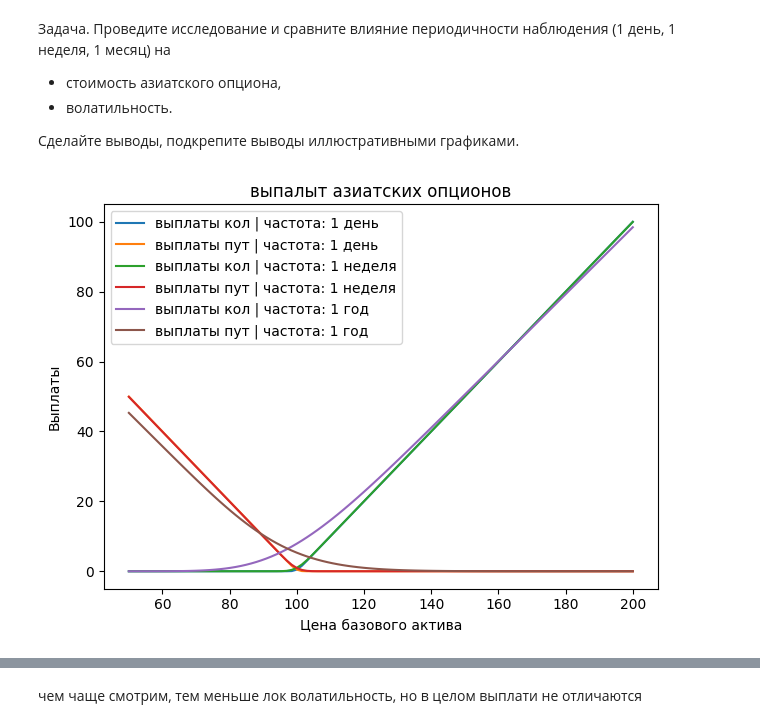
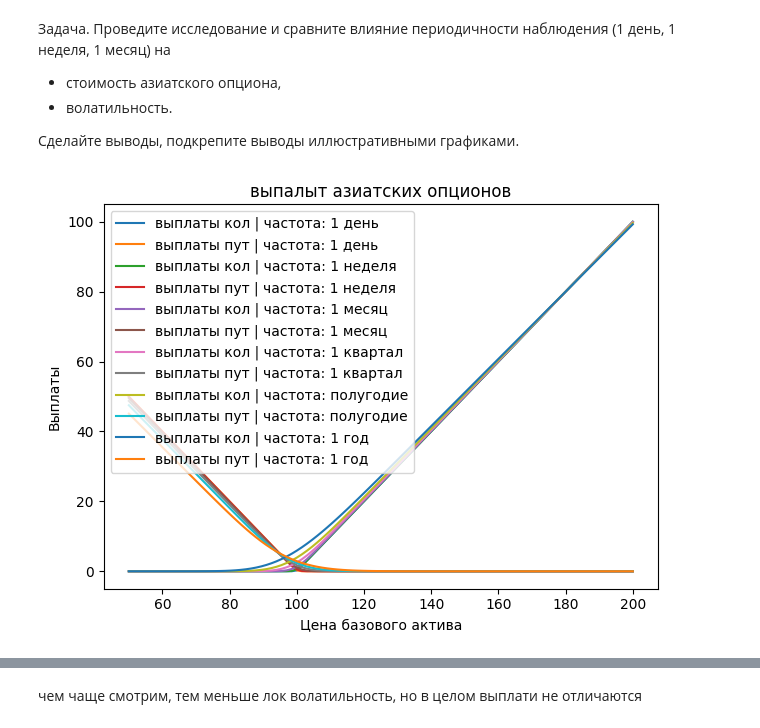
Before and after one commit to Kasymkhankhubiyev/Sirius-Uni, a Jupyter notebook: HybridFinancialInstruments/lab_2c_GSFP.ipynb, the cells around one changed output, grey strips where cells are left out. Cells and saved outputs as stored; diff of their text form; code cells hidden in the pictures.

```diff
--- a/HybridFinancialInstruments/lab_2c_GSFP.ipynb
+++ b/HybridFinancialInstruments/lab_2c_GSFP.ipynb
@@ -118,6 +118,8 @@ plt.show()
 # %%
 # ваш код
 sigmas = []
+freqs = []
+sigma = .3
 
 N = 10**5
 S = 100
@@ -125,16 +127,17 @@ q = 0
 
 # частота 1 день
 
-T = 1 / 225
+T = 1 / 252
 r = .07 # / T
-sigma = .3 # / np.sqrt(T)
+sigma_ef =  sigma * np.sqrt((2 * 252 + 1) / (6 * 252))
 
-sigmas.append(sigma)
+sigmas.append(sigma_ef)
+freqs.append(1)
 
 S_grid = np.linspace(S*.5, S*2, 100)
 
-asian_c = Geometric_Average_Rate_Call(S_grid , K , T , r , r-q , sigma)
-asian_p = Geometric_Average_Rate_Put(S_grid , K , T , r , r-q , sigma)
+asian_c = Geometric_Average_Rate_Call(S_grid , K , T , r , r-q , sigma_ef)
+asian_p = Geometric_Average_Rate_Put(S_grid , K , T , r , r-q , sigma_ef)
 
 
 plt.plot(S_grid, asian_c, label='выплаты кол | частота: 1 день')
@@ -143,44 +146,97 @@ plt.plot(S_grid, asian_p, label='выплаты пут | частота: 1 де
 
 T =  1 / 52
 r = .07 # / T
-sigma = .3 # / np.sqrt(T)
+sigma_ef = sigma * np.sqrt((2 * 52 + 1) / (6 * 52))
 
-sigmas.append(sigma)
+sigmas.append(sigma_ef)
+freqs.append(5)
 
 S_grid = np.linspace(S*.5, S*2, 100)
 
-asian_c = Geometric_Average_Rate_Call(S_grid , K , T , r , r-q , sigma)
-asian_p = Geometric_Average_Rate_Put(S_grid , K , T , r , r-q , sigma)
+asian_c = Geometric_Average_Rate_Call(S_grid , K , T , r , r-q , sigma_ef)
+asian_p = Geometric_Average_Rate_Put(S_grid , K , T , r , r-q , sigma_ef)
 
 
 plt.plot(S_grid, asian_c, label='выплаты кол | частота: 1 неделя')
 plt.plot(S_grid, asian_p, label='выплаты пут | частота: 1 неделя')
 
 
-T = 1
+T =  1 / 12
 r = .07 # / T
-sigma = .3 / np.sqrt(T)
+sigma_ef = sigma * np.sqrt((2 * 12 + 1) / (6 * 12))
 
-sigmas.append(sigma)
+sigmas.append(sigma_ef)
+freqs.append(27)
 
 S_grid = np.linspace(S*.5, S*2, 100)
 
-asian_c = Geometric_Average_Rate_Call(S_grid , K , T , r , r-q , sigma)
-asian_p = Geometric_Average_Rate_Put(S_grid , K , T , r , r-q , sigma)
+asian_c = Geometric_Average_Rate_Call(S_grid , K , T , r , r-q , sigma_ef)
+asian_p = Geometric_Average_Rate_Put(S_grid , K , T , r , r-q , sigma_ef)
+
+
+plt.plot(S_grid, asian_c, label='выплаты кол | частота: 1 месяц')
+plt.plot(S_grid, asian_p, label='выплаты пут | частота: 1 месяц')
+
+
+T =  1 / 4
+r = .07 # / T
+sigma_ef = sigma * np.sqrt((2 * 4 + 1) / (6 * 4))
+
+sigmas.append(sigma_ef)
+freqs.append(88)
+
+S_grid = np.linspace(S*.5, S*2, 100)
+
+asian_c = Geometric_Average_Rate_Call(S_grid , K , T , r , r-q , sigma_ef)
+asian_p = Geometric_Average_Rate_Put(S_grid , K , T , r , r-q , sigma_ef)
+
+
+plt.plot(S_grid, asian_c, label='выплаты кол | частота: 1 квартал')
+plt.plot(S_grid, asian_p, label='выплаты пут | частота: 1 квартал')
+
+
+T =  1 / 2
+r = .07 # / T
+sigma_ef = sigma * np.sqrt((2 * 2 + 1) / (6 * 2))
+
+sigmas.append(sigma_ef)
+freqs.append(176)
+
+S_grid = np.linspace(S*.5, S*2, 100)
+
+asian_c = Geometric_Average_Rate_Call(S_grid , K , T , r , r-q , sigma_ef)
+asian_p = Geometric_Average_Rate_Put(S_grid , K , T , r , r-q , sigma_ef)
+
+
+plt.plot(S_grid, asian_c, label='выплаты кол | частота: полугодие')
+plt.plot(S_grid, asian_p, label='выплаты пут | частота: полугодие')
+
+
+T = 1
+r = .07 # / T
+sigma_уа = sigma * np.sqrt((2 * 2 + 1) / (6 * 2))
+
+sigmas.append(sigma_ef)
+freqs.append(252)
+
+S_grid = np.linspace(S*.5, S*2, 100)
+
+asian_c = Geometric_Average_Rate_Call(S_grid , K , T , r , r-q , sigma_ef)
+asian_p = Geometric_Average_Rate_Put(S_grid , K , T , r , r-q , sigma_ef)
 
 
 plt.plot(S_grid, asian_c, label='выплаты кол | частота: 1 год')
 plt.plot(S_grid, asian_p, label='выплаты пут | частота: 1 год')
 
 plt.title('выпалыт азиатских опционов')
 plt.xlabel('Цена базового актива')
 plt.ylabel('Выплаты')
 
 plt.legend()
 plt.tight_layout()
 plt.show()
 
 
 print(f'Волатильности: {sigmas}')
 # %% [output]
-[figure, old version]
+[figure, new version]
```
Also changed, not shown: parts of 2 cells of this notebook.
